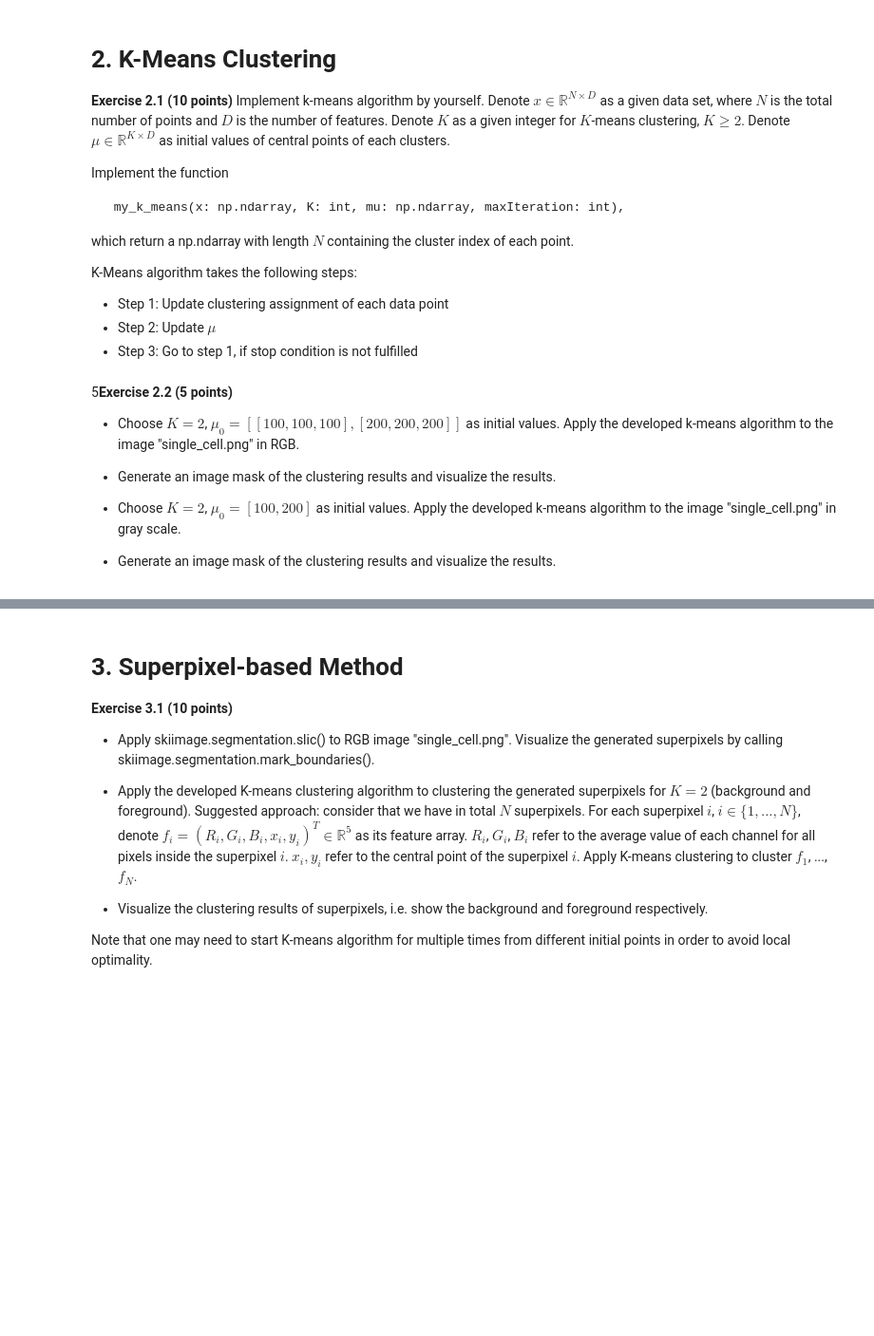
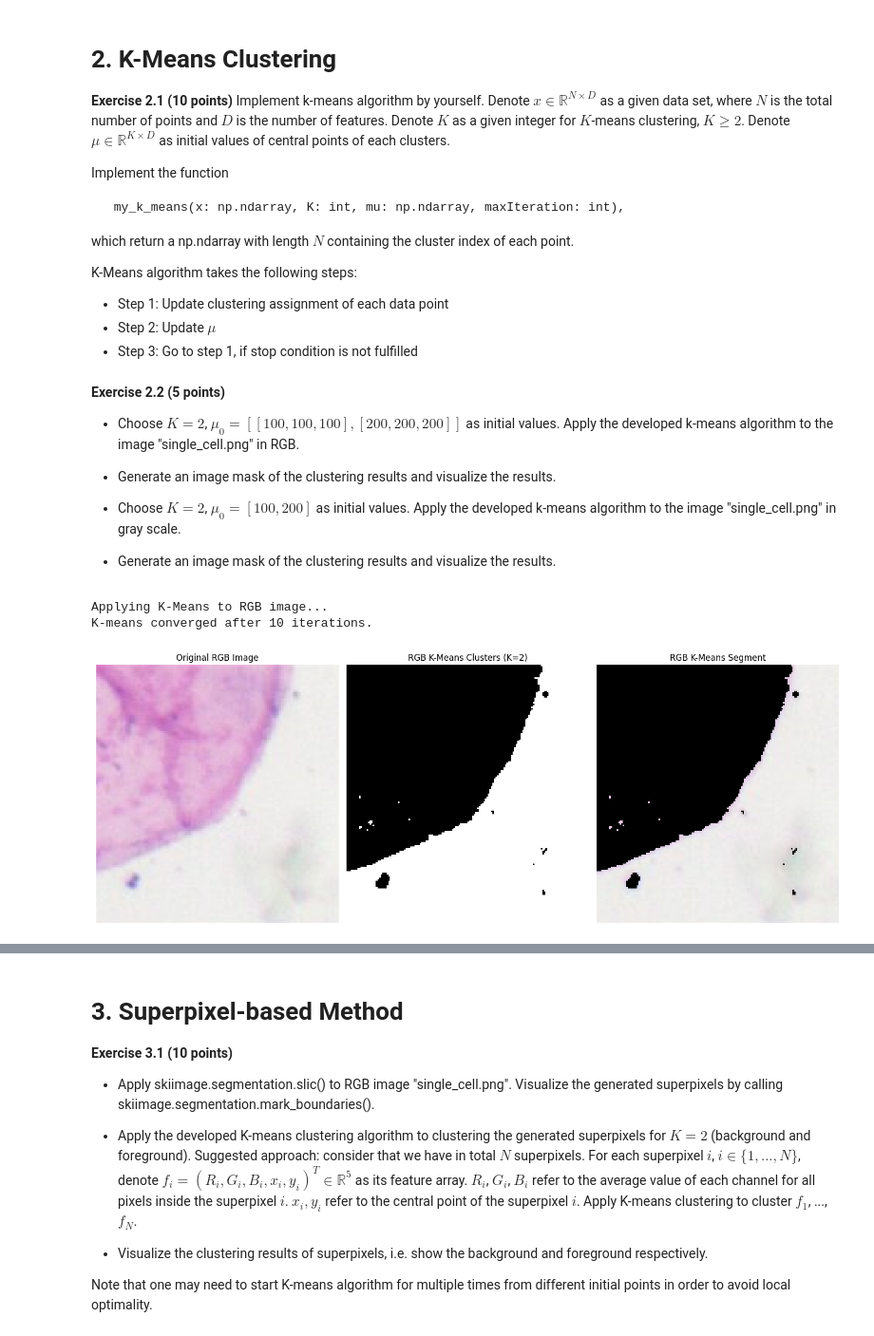
Before and after one commit to Ambos14/ComputerVision26, a Jupyter notebook: Praktikum6/l7.ipynb, the cells around one changed output, grey strips where cells are left out. Shown at 95% size. Saved outputs shown, nothing was run; the diff lists cells and outputs as text; code cells hidden in the pictures; blank space fills up the shorter version.

```diff
--- a/Praktikum6/l7.ipynb
+++ b/Praktikum6/l7.ipynb
@@ -83,5 +153,5 @@ K-Means algorithm takes the following steps:
 # %% [markdown]
-5**Exercise 2.2 (5 points)**
+**Exercise 2.2 (5 points)**
 - Choose $K =2$,  $\mu_0 = [[100, 100, 100], [200, 200, 200]]$ as initial values. Apply the developed k-means algorithm to the image "single_cell.png" in RGB.
 
 - Generate an image mask of the clustering results and visualize the results.
@@ -93,0 +162,54 @@ K-Means algorithm takes the following steps:
+# %%
+image_path_single_cell = 'single_cell.png'
+
+# K Means RGB
+print("Applying K-Means to RGB image")
+rgb_image = cv2.imread(image_path_single_cell)
+
+
+rgb_image = cv2.cvtColor(rgb_image, cv2.COLOR_BGR2RGB) # Convert BGR to RGB
+
+h, w, c = rgb_image.shape
+data_rgb = rgb_image.reshape((h * w, c)).astype(np.float32) # Reshape for K-Means
+
+K_rgb = 2
+mu_rgb_initial = np.array([[100, 100, 100], [200, 200, 200]], dtype=np.float32)
+maxIteration = 100
+
+cluster_assignments_rgb = my_k_means(data_rgb, K_rgb, mu_rgb_initial, maxIteration)
+
+# Reshape cluster assignments back to image dimensions
+segmentation_mask_rgb = cluster_assignments_rgb.reshape(h, w)
+
+# Visualize RGB results
+plt.figure(figsize=(15, 6))
+
+plt.subplot(1, 3, 1)
+plt.imshow(rgb_image)
+plt.title('Original RGB Image')
+plt.axis('off')
+
+plt.subplot(1, 3, 2)
+plt.imshow(segmentation_mask_rgb, cmap='gray')
+plt.title(f'RGB K-Means Clusters (K={K_rgb})')
+plt.axis('off')
+
+# Create segmented images based on clusters
+segmented_image_rgb_0 = np.zeros_like(rgb_image)
+segmented_image_rgb_1 = np.zeros_like(rgb_image)
+
+segmented_image_rgb_0[segmentation_mask_rgb == 0] = rgb_image[segmentation_mask_rgb == 0]
+segmented_image_rgb_1[segmentation_mask_rgb == 1] = rgb_image[segmentation_mask_rgb == 1]
+
+plt.subplot(1, 3, 3)
+# Display one of the segments
+plt.imshow(segmented_image_rgb_1)
+plt.title('RGB K-Means Segment')
+plt.axis('off')
+
+plt.tight_layout()
+plt.show()
+# %% [output]
+Applying K-Means to RGB image...
+K-means converged after 10 iterations.
+[figure, added]
```
Also changed, not shown: parts of 8 cells of this notebook.
